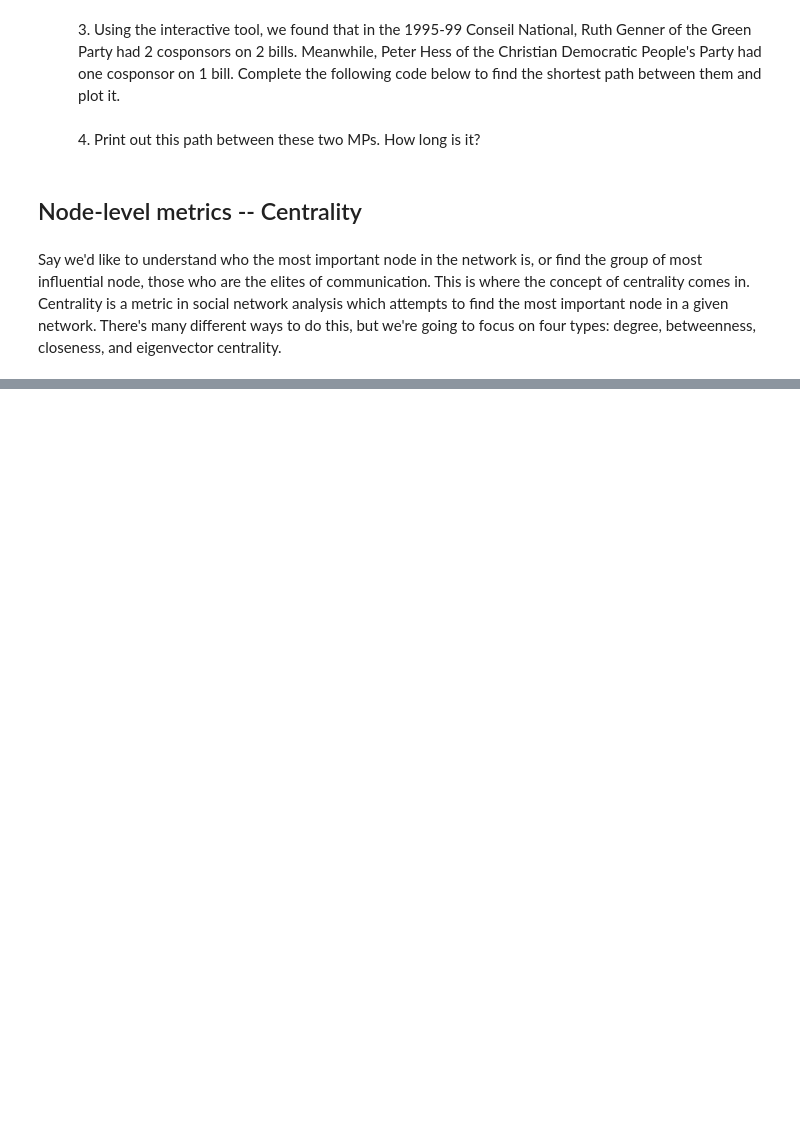
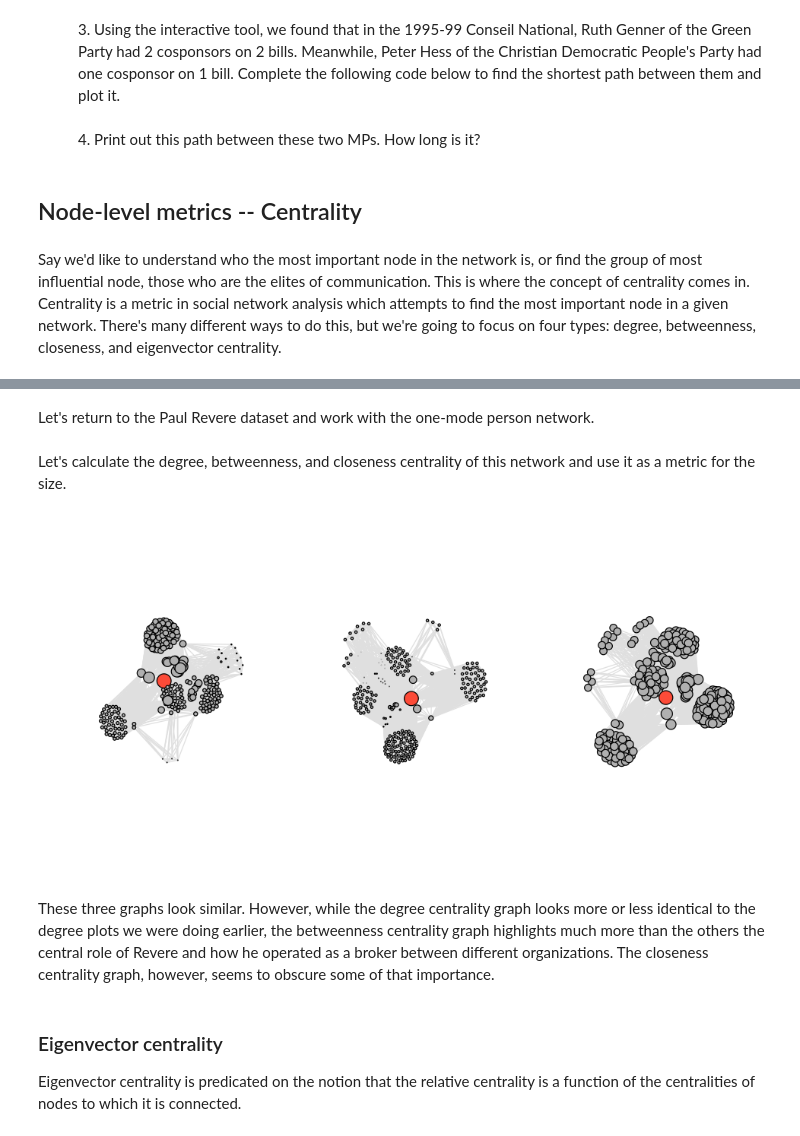
Before and after one commit to alexhanna/zurich-sna, a Jupyter notebook: Network metrics and algorithms.ipynb, the cells around one changed output, grey strips where cells are left out. Saved outputs shown, nothing was run; the diff lists cells and outputs as text; code cells hidden in the pictures; blank space fills up the shorter version.

```diff
--- a/Network metrics and algorithms.ipynb
+++ b/Network metrics and algorithms.ipynb
@@ -143,0 +151,45 @@ Degree centrality is the simplest measure of centrality. It is a measure of how
+# %% [markdown]
+Let's return to the Paul Revere dataset and work with the one-mode person network.
+# %%
+data.revere <- as.matrix(read.csv("data/PaulRevereAppD.csv", row.names = 1))
+person.net <- data.revere %*% t(data.revere)
+revere.person.g <- graph.adjacency(person.net, mode="undirected", weighted=NULL, diag=FALSE)
+revere.person.g <- simplify(revere.person.g)
+
+V(revere.person.g)$label = NA
+V(revere.person.g)$color = 'gray'
+E(revere.person.g)$color = 'gray90'
+# %% [markdown]
+Let's calculate the degree, betweenness, and closeness centrality of this network and use it as a metric for the size.
+# %%
+### three a row
+par(mfrow = c(1,3))
+
+## set options
+options(repr.plot.width = 8, repr.plot.height = 4)
+
+## identify Revere
+V(revere.person.g)$color <- ifelse(V(revere.person.g)$name == 'Revere.Paul', 'tomato', 'gray')
+
+## plot degree centrality
+revere.degree_centrality <- centr_degree(revere.person.g, mode = "all", normalized = T)
+V(revere.person.g)$size <- (revere.degree_centrality$res / max(revere.degree_centrality$res))*20
+plot(revere.person.g)
+
+## plot betweenness centrality
+revere.between_centrality <- centr_betw(revere.person.g, normalized = T)
+V(revere.person.g)$size <- (revere.between_centrality$res / max(revere.between_centrality$res))*20
+plot(revere.person.g)
+
+## plot closeness centrality
+revere.closeness_centrality <- centr_clo(revere.person.g, mode="all", normalized=T)
+V(revere.person.g)$size <- revere.closeness_centrality$res * 20
+plot(revere.person.g)
+# %% [output]
+[figure, added]
+# %% [markdown]
+These three graphs look similar. However, while the degree centrality graph looks more or less identical to the degree plots we were doing earlier, the betweenness centrality graph highlights much more than the others the central role of Revere and how he operated as a broker between different organizations. The closeness centrality graph, however, seems to obscure some of that importance.
+# %% [markdown]
+### Eigenvector centrality
+
+Eigenvector centrality is predicated on the notion that the relative centrality is a function of the centralities of nodes to which it is connected.
```
Also changed, not shown: parts of 11 cells of this notebook.
